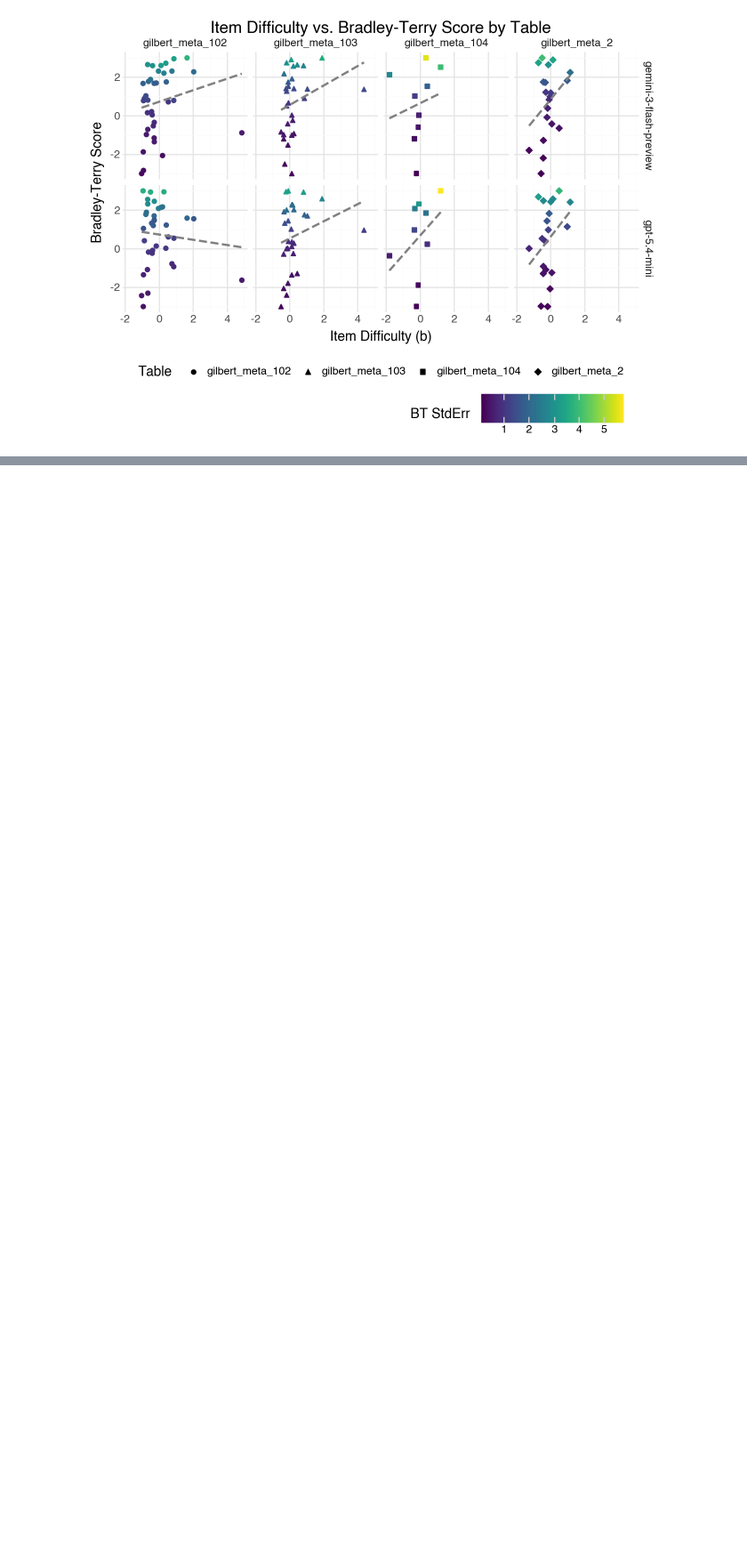
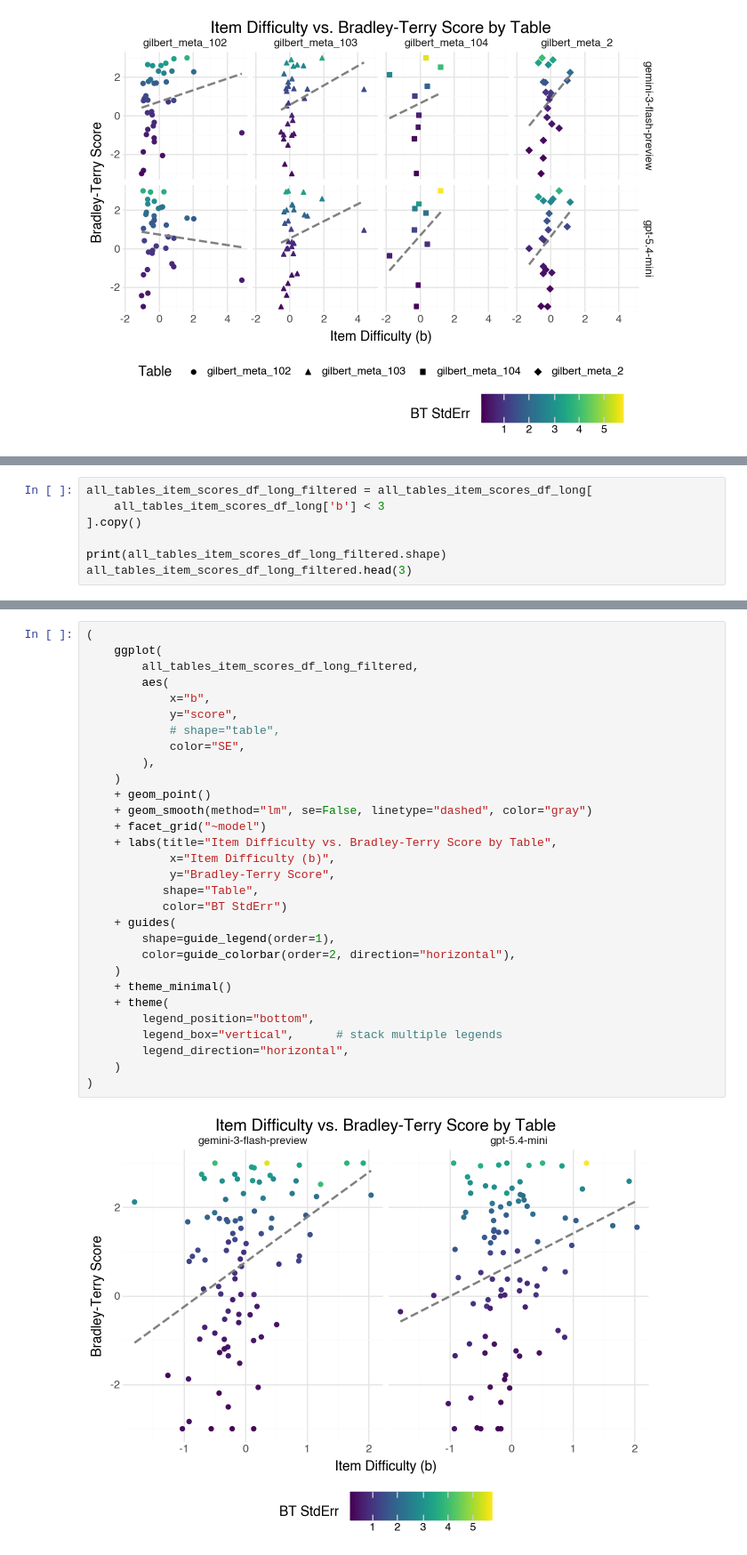
Before and after one commit to mlchrzan/llmpairs, a Jupyter notebook: notebooks/analysis_AIME-Con.ipynb, the cells around one changed output, grey strips where cells are left out. Shown at 89% size. Drawn from its saved outputs; the diff is of its cells as text; blank space fills up the shorter version.

```diff
--- a/notebooks/analysis_AIME-Con.ipynb
+++ b/notebooks/analysis_AIME-Con.ipynb
@@ -115,0 +339,7 @@ print(correlations)
+# %%
+all_tables_item_scores_df_long_filtered = all_tables_item_scores_df_long[
+    all_tables_item_scores_df_long['b'] < 3
+].copy()
+
+print(all_tables_item_scores_df_long_filtered.shape)
+all_tables_item_scores_df_long_filtered.head(3)
@@ -115,0 +441,32 @@ print(correlations)
+# %%
+(
+    ggplot(
+        all_tables_item_scores_df_long_filtered,
+        aes(
+            x="b",
+            y="score",
+            # shape="table",
+            color="SE",
+        ),
+    )
+    + geom_point()
+    + geom_smooth(method="lm", se=False, linetype="dashed", color="gray")
+    + facet_grid("~model")
+    + labs(title="Item Difficulty vs. Bradley-Terry Score by Table",
+            x="Item Difficulty (b)",
+            y="Bradley-Terry Score",
+           shape="Table",
+           color="BT StdErr")
+    + guides(
+        shape=guide_legend(order=1),
+        color=guide_colorbar(order=2, direction="horizontal"),
+    )
+    + theme_minimal()
+    + theme(
+        legend_position="bottom",
+        legend_box="vertical",      # stack multiple legends
+        legend_direction="horizontal",
+    )
+)
+# %% [output]
+[figure, added]
```
Also changed, not shown: parts of 22 cells of this notebook, 41 other files.
